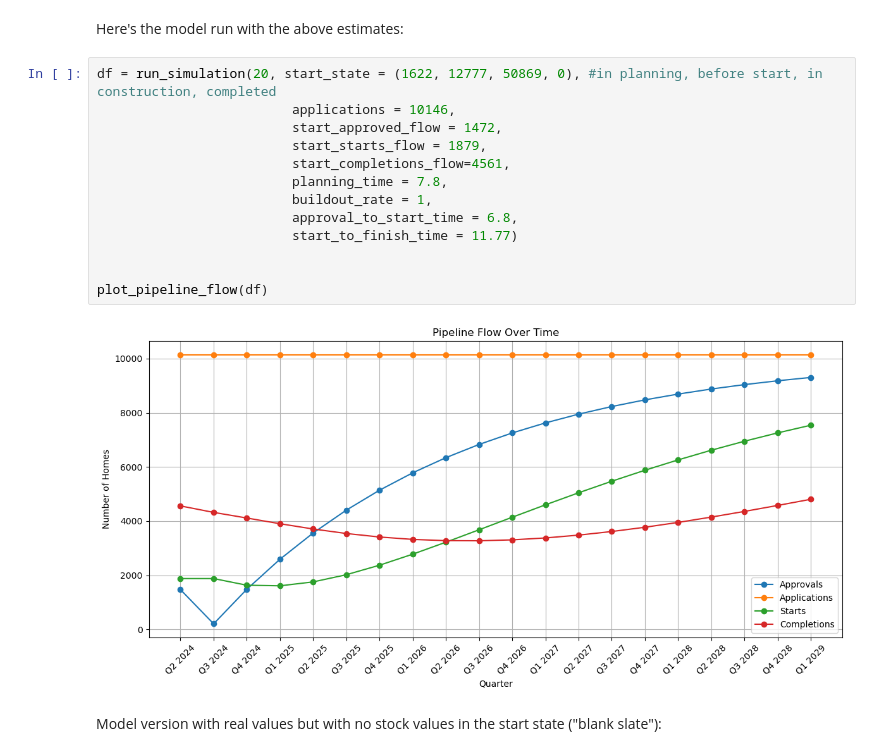
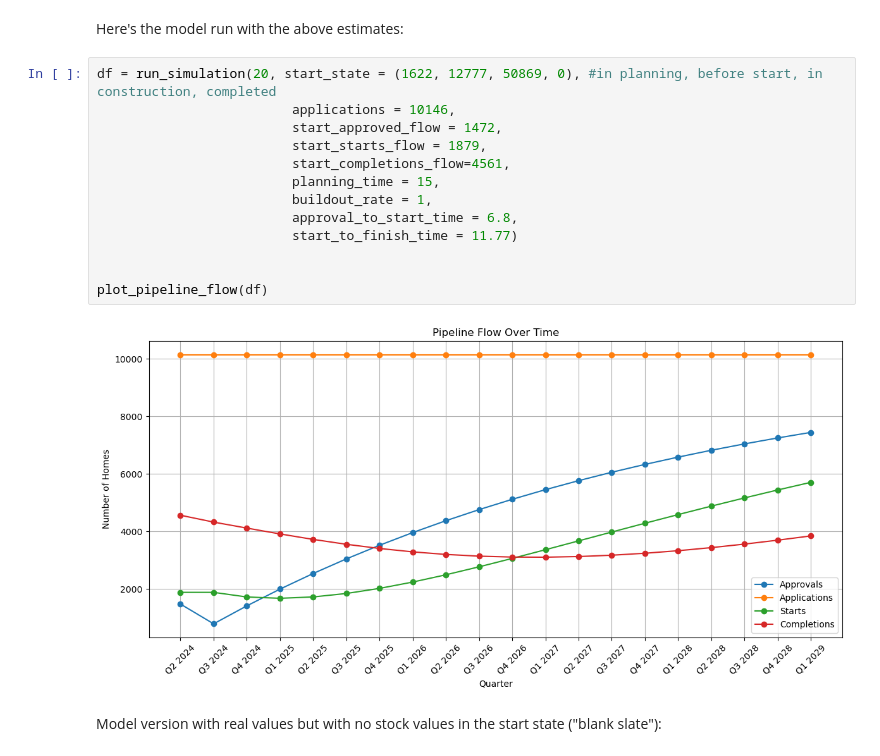
Before and after one commit to type5sonata/gla_supplysim, a Jupyter notebook: supply_scenarios_model.ipynb, the cells around one changed output. Drawn from its saved outputs; the diff is of its cells as text.

```diff
--- a/supply_scenarios_model.ipynb
+++ b/supply_scenarios_model.ipynb
@@ -315,18 +315,18 @@ Here's the model run with the above estimates:
 # %%
 df = run_simulation(20, start_state = (1622, 12777, 50869, 0), #in planning, before start, in construction, completed
                          applications = 10146,
                          start_approved_flow = 1472,
                          start_starts_flow = 1879,
                          start_completions_flow=4561,
-                         planning_time = 7.8,
+                         planning_time = 15,
                          buildout_rate = 1,
                          approval_to_start_time = 6.8,
                          start_to_finish_time = 11.77)
 
 
 plot_pipeline_flow(df)
 # %% [output]
-[figure, old version]
+[figure, new version]
 # %% [markdown]
 Model version with real values but with no stock values in the start state ("blank slate"):
 # %%
```
Also changed, not shown: parts of 4 cells of this notebook.
